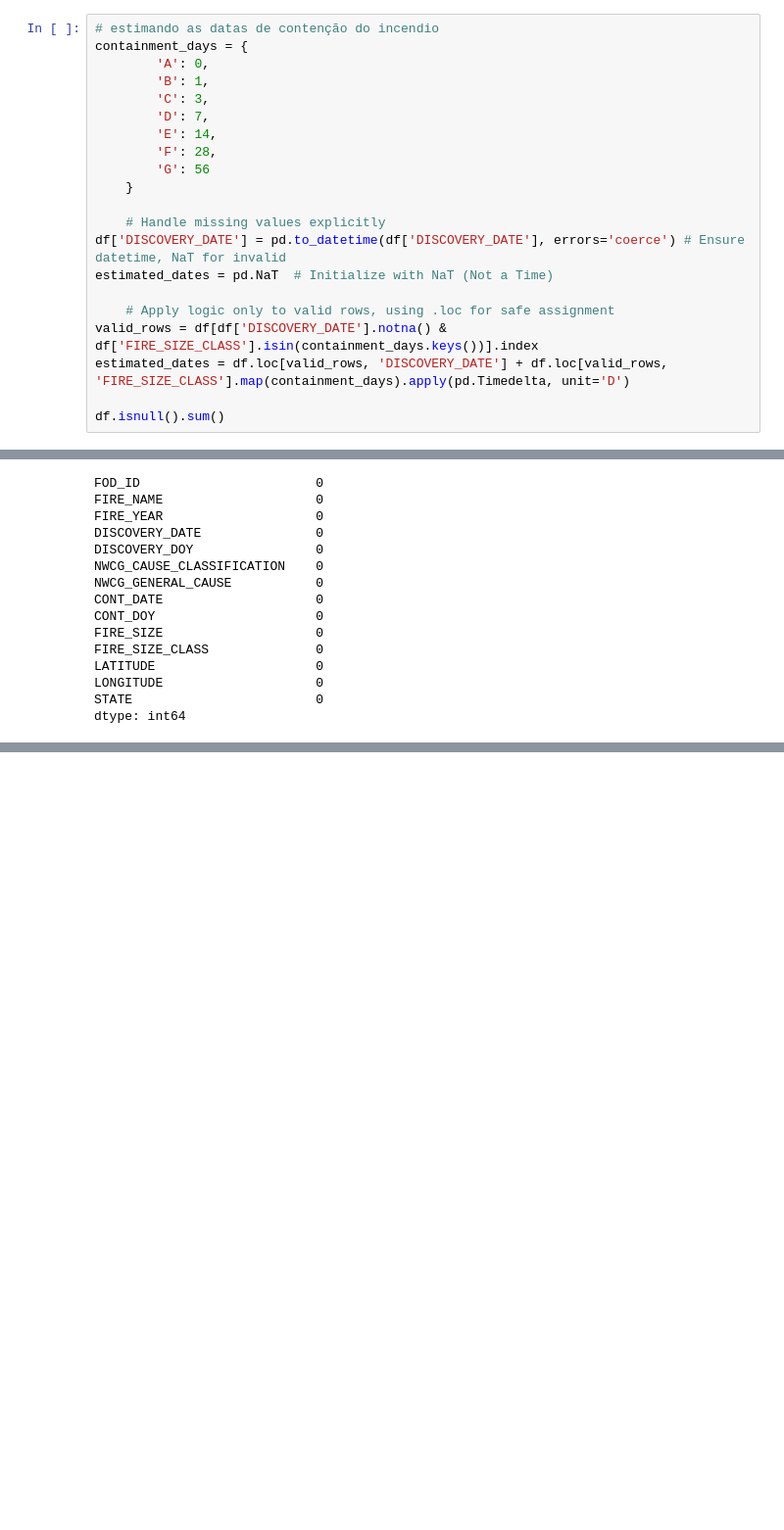
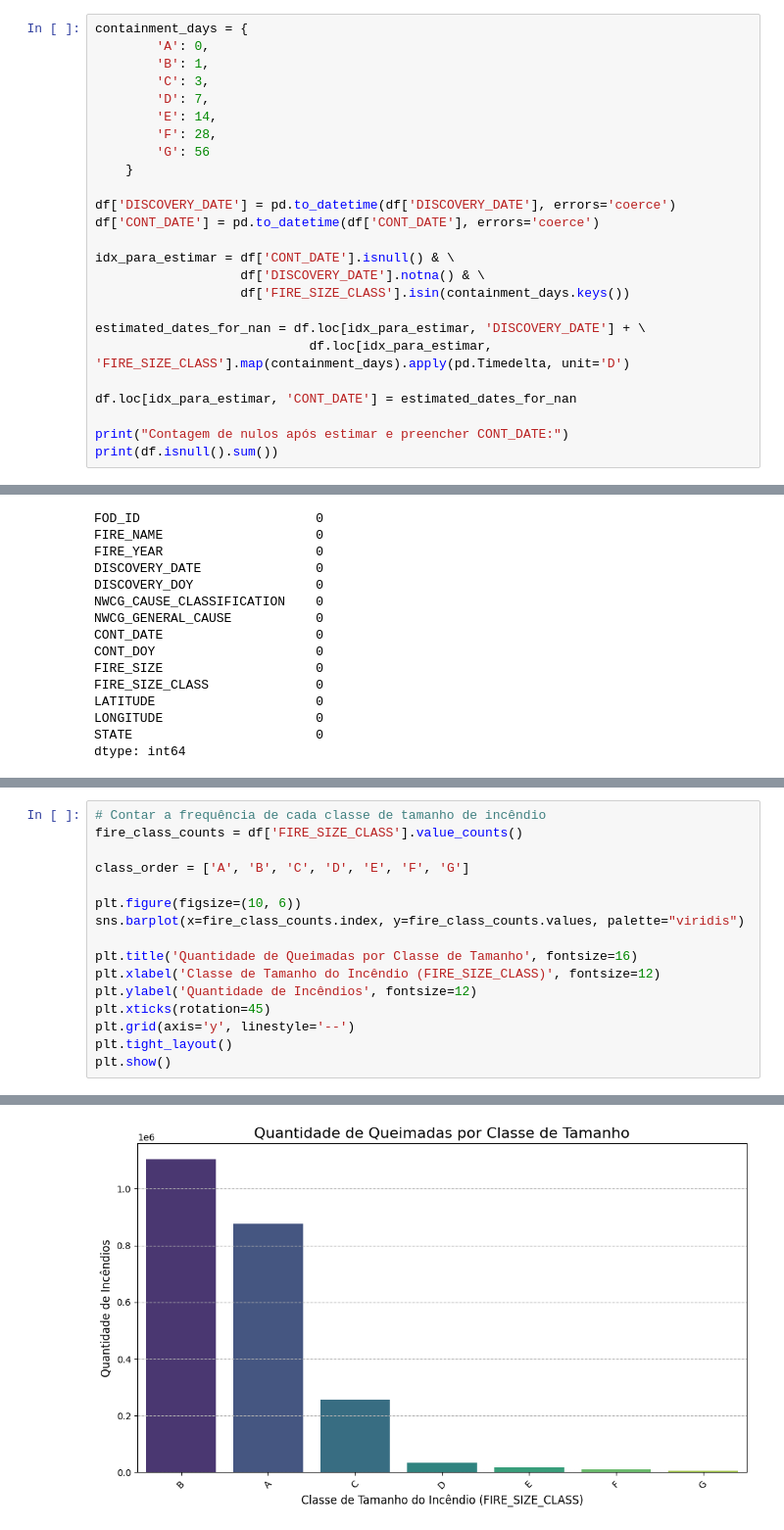
Before and after one commit to Enzoreal100/gs_2025_1_dataset, a Jupyter notebook: main.ipynb, the cells around one changed output, grey strips where cells are left out. Shown: that part at 98% size. Saved outputs shown, nothing was run; the diff lists cells and outputs as text; blank space fills up the shorter version.

Commit message:
feat: added wildfires per class graph + correlation map

```diff
--- a/main.ipynb
+++ b/main.ipynb
@@ -104,7 +105,6 @@ LATITUDE                          0
 
 [2303566 rows x 14 columns]>
 # %%
-# estimando as datas de contenção do incendio
 containment_days = {
         'A': 0,
         'B': 1,
@@ -115,13 +115,18 @@ containment_days = {
         'G': 56
     }
 
-    # Handle missing values explicitly
-df['DISCOVERY_DATE'] = pd.to_datetime(df['DISCOVERY_DATE'], errors='coerce') # Ensure datetime, NaT for invalid
-estimated_dates = pd.NaT  # Initialize with NaT (Not a Time)
+df['DISCOVERY_DATE'] = pd.to_datetime(df['DISCOVERY_DATE'], errors='coerce')
+df['CONT_DATE'] = pd.to_datetime(df['CONT_DATE'], errors='coerce')
 
-    # Apply logic only to valid rows, using .loc for safe assignment
-valid_rows = df[df['DISCOVERY_DATE'].notna() & df['FIRE_SIZE_CLASS'].isin(containment_days.keys())].index
-estimated_dates = df.loc[valid_rows, 'DISCOVERY_DATE'] + df.loc[valid_rows, 'FIRE_SIZE_CLASS'].map(containment_days).apply(pd.Timedelta, unit='D')
+idx_para_estimar = df['CONT_DATE'].isnull() & \
+                   df['DISCOVERY_DATE'].notna() & \
+                   df['FIRE_SIZE_CLASS'].isin(containment_days.keys())
 
-df.isnull().sum()
+estimated_dates_for_nan = df.loc[idx_para_estimar, 'DISCOVERY_DATE'] + \
+                            df.loc[idx_para_estimar, 'FIRE_SIZE_CLASS'].map(containment_days).apply(pd.Timedelta, unit='D')
+
+df.loc[idx_para_estimar, 'CONT_DATE'] = estimated_dates_for_nan
+
+print("Contagem de nulos após estimar e preencher CONT_DATE:")
+print(df.isnull().sum())
 # %% [output]
@@ -168,0 +177,17 @@ dtype: int64
+# %%
+# Contar a frequência de cada classe de tamanho de incêndio
+fire_class_counts = df['FIRE_SIZE_CLASS'].value_counts()
+
+class_order = ['A', 'B', 'C', 'D', 'E', 'F', 'G']
+
+plt.figure(figsize=(10, 6))
+sns.barplot(x=fire_class_counts.index, y=fire_class_counts.values, palette="viridis")
+
+plt.title('Quantidade de Queimadas por Classe de Tamanho', fontsize=16)
+plt.xlabel('Classe de Tamanho do Incêndio (FIRE_SIZE_CLASS)', fontsize=12)
+plt.ylabel('Quantidade de Incêndios', fontsize=12)
+plt.xticks(rotation=45)
+plt.grid(axis='y', linestyle='--')
+plt.tight_layout()
+plt.show()
+# %% [output]
@@ -168,0 +197 @@ dtype: int64
+[figure, added]
```
Also changed, not shown: parts of 6 cells of this notebook, 1 other file.
